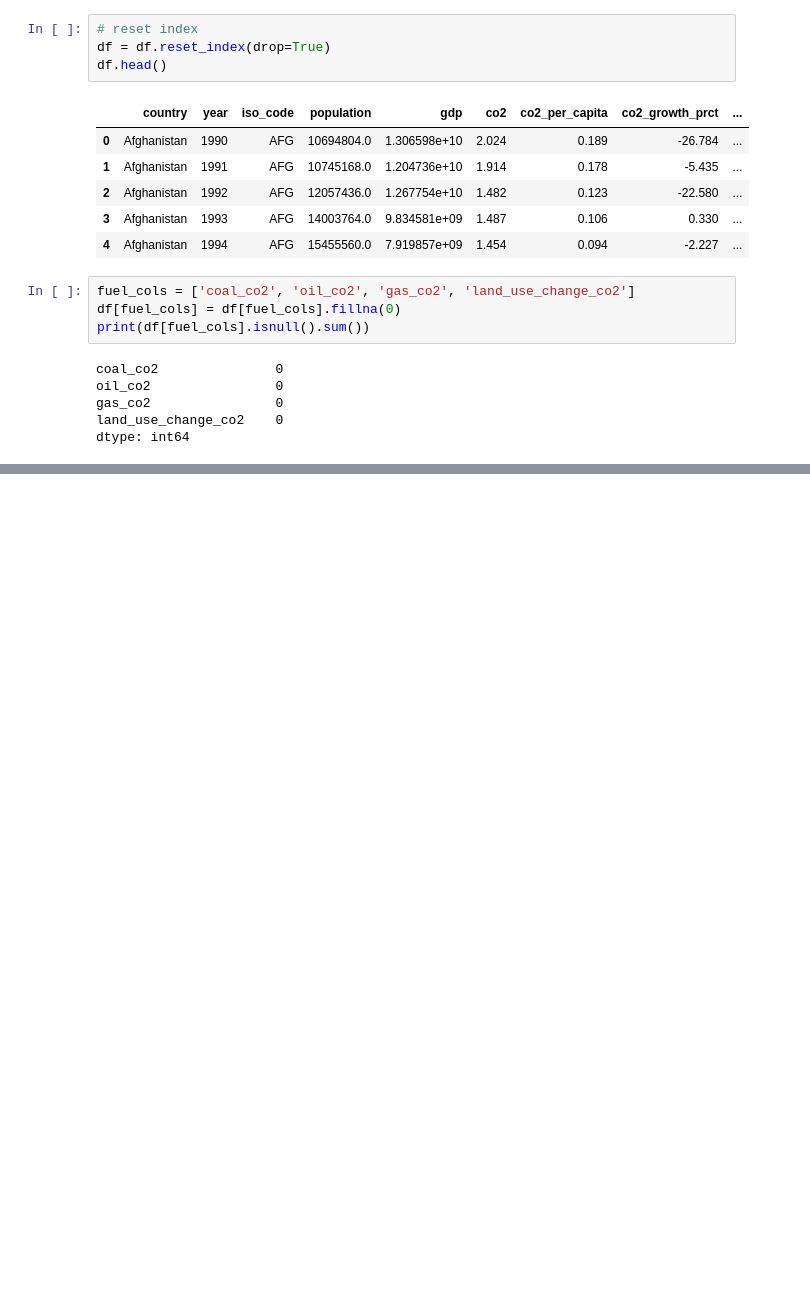
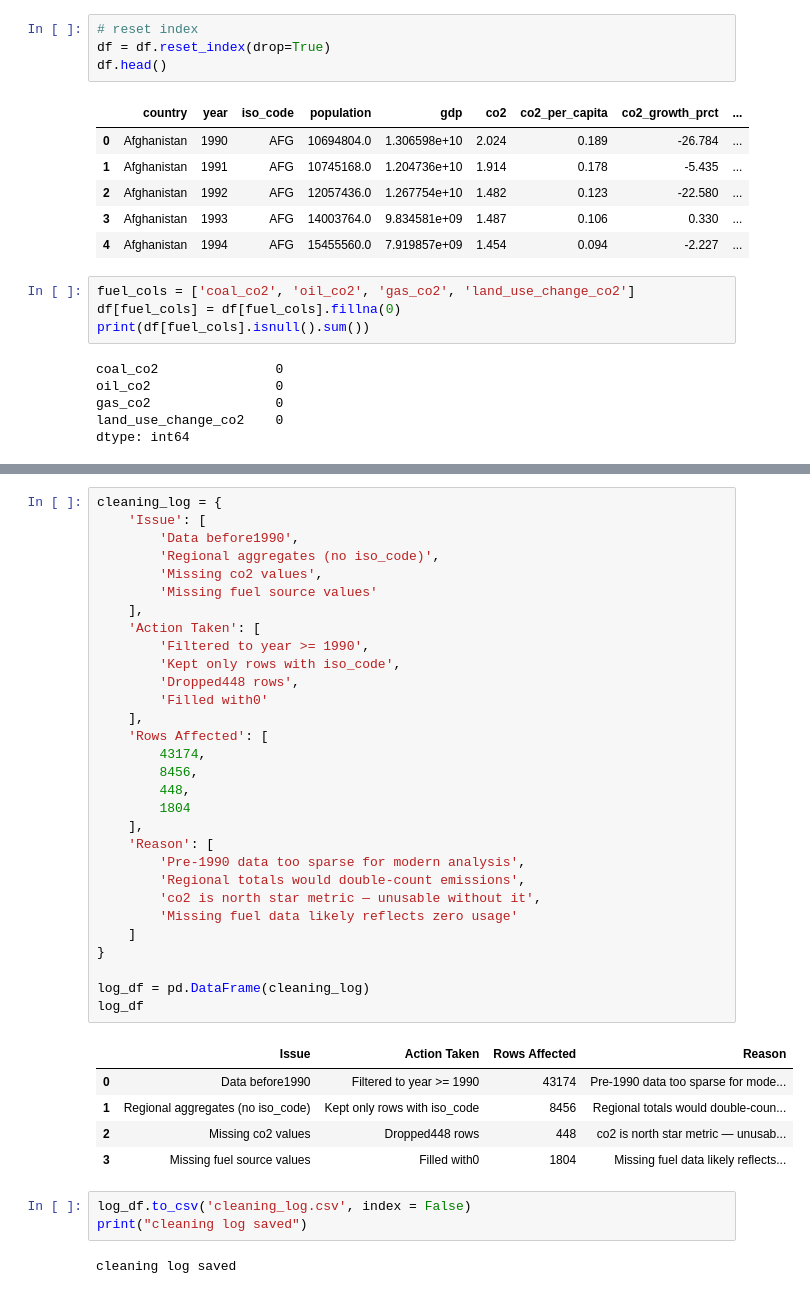
Before and after one commit to Bellevkey22/Global-CO2-Emissions-Risk-Analysis, a Jupyter notebook: co2_exploration.ipynb, the cells around one changed output, grey strips where cells are left out. Saved outputs shown, nothing was run; the diff lists cells and outputs as text; blank space fills up the shorter version.

```diff
--- a/co2_exploration.ipynb
+++ b/co2_exploration.ipynb
@@ -156,0 +169,41 @@ dtype: int64
+# %%
+cleaning_log = {
+    'Issue': [
+        'Data before1990',
+        'Regional aggregates (no iso_code)',
+        'Missing co2 values',
+        'Missing fuel source values'
+    ],
+    'Action Taken': [
+        'Filtered to year >= 1990',
+        'Kept only rows with iso_code',
+        'Dropped448 rows',
+        'Filled with0'
+    ],
+    'Rows Affected': [
+        43174,
+        8456,
+        448,
+        1804
+    ],
+    'Reason': [
+        'Pre-1990 data too sparse for modern analysis',
+        'Regional totals would double-count emissions',
+        'co2 is north star metric — unusable without it',
+        'Missing fuel data likely reflects zero usage'
+    ]
+}
+
+log_df = pd.DataFrame(cleaning_log)
+log_df
+# %% [output]
+|  | Issue | Action Taken | Rows Affected | Reason |
+| 0 | Data before1990 | Filtered to year >= 1990 | 43174 | Pre-1990 data too sparse for mode... |
+| 1 | Regional aggregates (no iso_code) | Kept only rows with iso_code | 8456 | Regional totals would double-coun... |
+| 2 | Missing co2 values | Dropped448 rows | 448 | co2 is north star metric — unusab... |
+| 3 | Missing fuel source values | Filled with0 | 1804 | Missing fuel data likely reflects... |
+# %%
+log_df.to_csv('cleaning_log.csv', index = False)
+print("cleaning log saved")
+# %% [output]
+cleaning log saved
```
Also changed, not shown: parts of 8 cells of this notebook.
